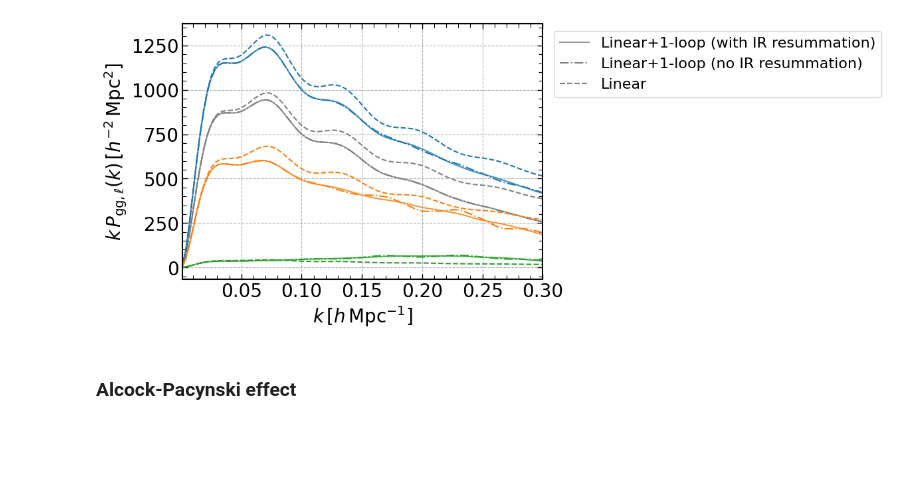
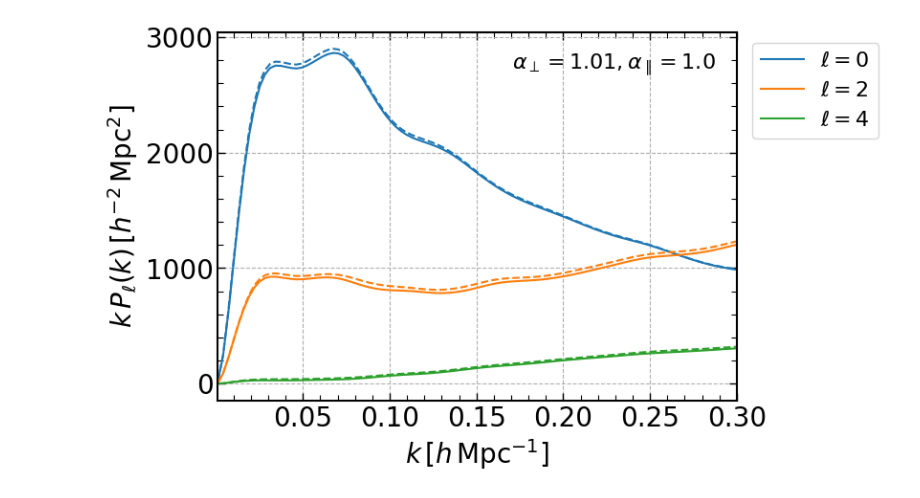
Before and after one commit to archaeo-pteryx/elf, a Jupyter notebook: example/ps_1loop.ipynb, the cells around one changed output. Drawn from its saved outputs; the diff is of its cells as text; code cells hidden in the pictures; blank space fills up the shorter version.

```diff
--- a/example/ps_1loop.ipynb
+++ b/example/ps_1loop.ipynb
@@ -55,0 +32,2 @@ model.set_stoch_params(stoch=stoch, ndens=3e-4, k_nl=0.45)
+# %%
+model = ps_1loop_jax.PowerSpectrum1LoopEPT(do_irres=True)
@@ -60,0 +81,7 @@ pkmu = model.get_pkmu_gg(k, mu, irres=True)
+# %%
+# AP parameters, depending on the reference cosmology and redshift
+alpha_perp = 1.01
+alpha_para = 1.0
+l = 0
+
+%time pkl_AP = model.get_pk_ell_ref(k, l, alpha_perp, alpha_para, pk_data, params)
@@ -61,40 +91,28 @@ pkmu = model.get_pkmu_gg(k, mu, irres=True)
 # %%
-## Plot P_ell(k)
-
 fig = plt.figure(figsize=(7,5))
 color = plt.rcParams['axes.prop_cycle'].by_key()['color']
 ax = fig.add_subplot()
 
+# AP parameters, depending on the reference cosmology and redshift
+alpha_perp = 1.01
+alpha_para = 1.
+
 k = jnp.linspace(1e-3, 0.3, 100)
+for i, l in enumerate([0,2,4]):
+    pkl = model.get_pk_ell(k, l, pk_data, params)
+    pkl_AP = model.get_pk_ell_ref(k, l, alpha_perp, alpha_para, pk_data, params)
+    ax.plot(k, k * pkl_AP, ls='-', c=color[i], label=r'$\ell = %s$' % (l))
+    ax.plot(k, k * pkl, ls='--', c=color[i], )
 
-# real space
-pk_tree = model.get_pk_gg_lin(k)
-pk_noirres = model.get_pk_gg(k, irres=False)
-pk_irres = model.get_pk_gg(k, irres=True)
-ax.plot(k, k * pk_irres, ls='-', c='gray', alpha=0.8, label=r'Linear+1-loop (with IR resummation)')
-ax.plot(k, k * pk_noirres, ls='-.', c='gray', label=r'Linear+1-loop (no IR resummation)')
-ax.plot(k, k * pk_tree, ls='--', c='gray', label=r'Linear')
-
-ells = [0,2,4]
-pkl_tree = model.get_pk_ell_gg_lin(k, ells)
-pkl_noirres = model.get_pk_ell_gg(k, ells, irres=False)
-pkl_irres = model.get_pk_ell_gg(k, ells, irres=True)
-
-# redshift space multipoles
-for i, l in enumerate([0,2,4]):
-    ax.plot(k, k * pkl_irres[i], ls='-', c=color[i], alpha=0.8,)
-    ax.plot(k, k * pkl_noirres[i], ls='-.', c=color[i])
-    ax.plot(k, k * pkl_tree[i], ls='--', c=color[i])
+ax.text(0.96, 0.9, r'$\alpha_\perp=%s, \alpha_\parallel=%s$' % (alpha_perp, alpha_para), fontsize=16, transform=ax.transAxes, ha='right')
 
 axs = plt.gcf().get_axes()
 for ax in axs:
     plt.sca(ax)
-    plt.xlabel(r'$k \, [h\,\mathrm{Mpc}^{-1}]$')
-    plt.ylabel(r'$k \, P_{\mathrm{gg},\ell}(k)\,[h^{-2}\,\mathrm{Mpc}^2]$')
+    plt.xlabel(r'$k \, [h \, \mathrm{Mpc}^{-1}]$')
+    plt.ylabel(r'$k \, P_{\ell}(k) \, [h^{-2} \, \mathrm{Mpc}^2]$')
     plt.xlim(k.min(), k.max())
     plt.legend(fontsize=16, bbox_to_anchor=(1.01, 1.0), loc='upper left')
     plt.grid(linestyle='--')
 # %% [output]
-[figure, old version]
+[figure, new version]
-# %% [markdown]
-### Alcock-Pacynski effect
```
Also changed, not shown: parts of 21 cells of this notebook.
